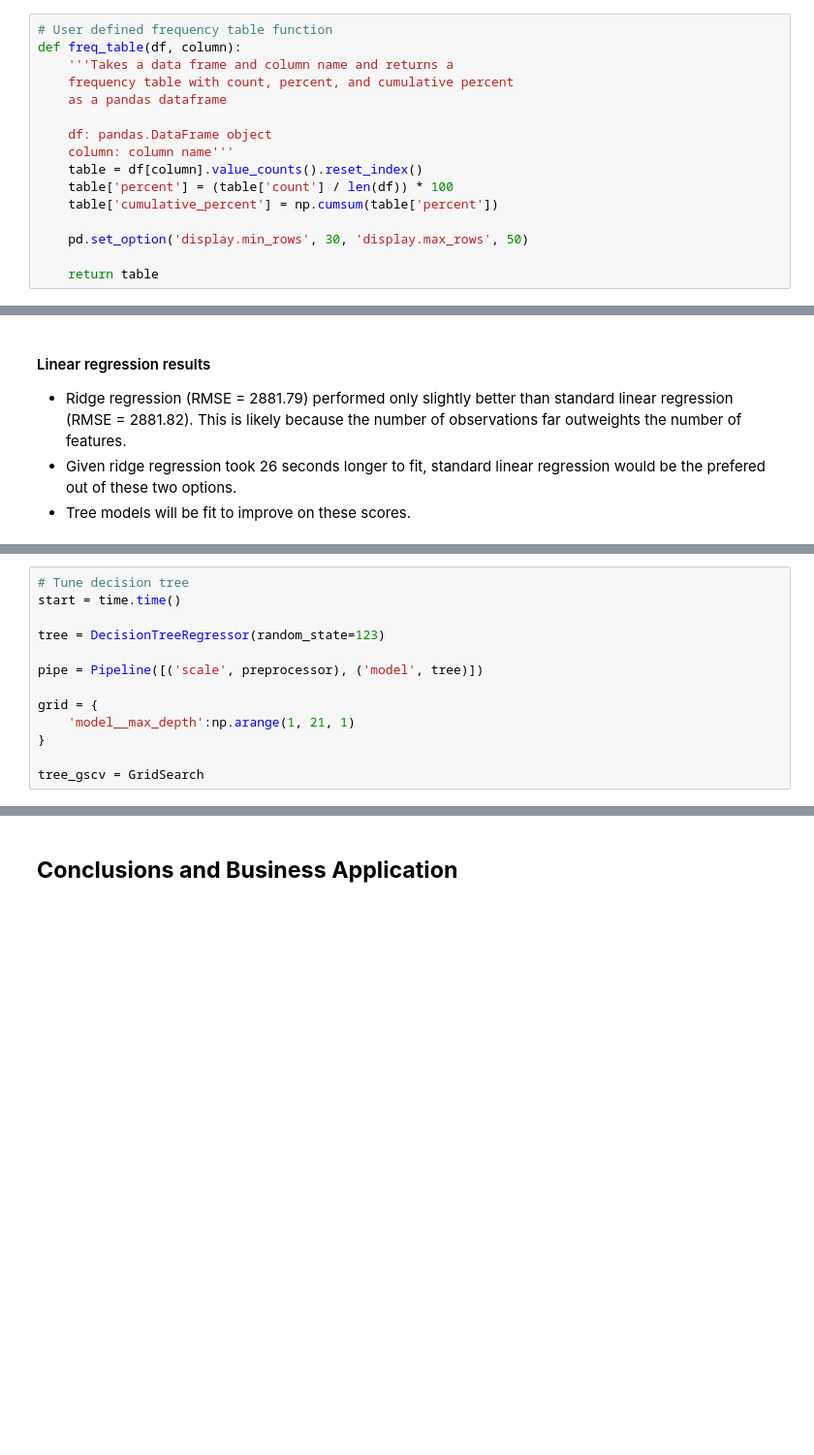
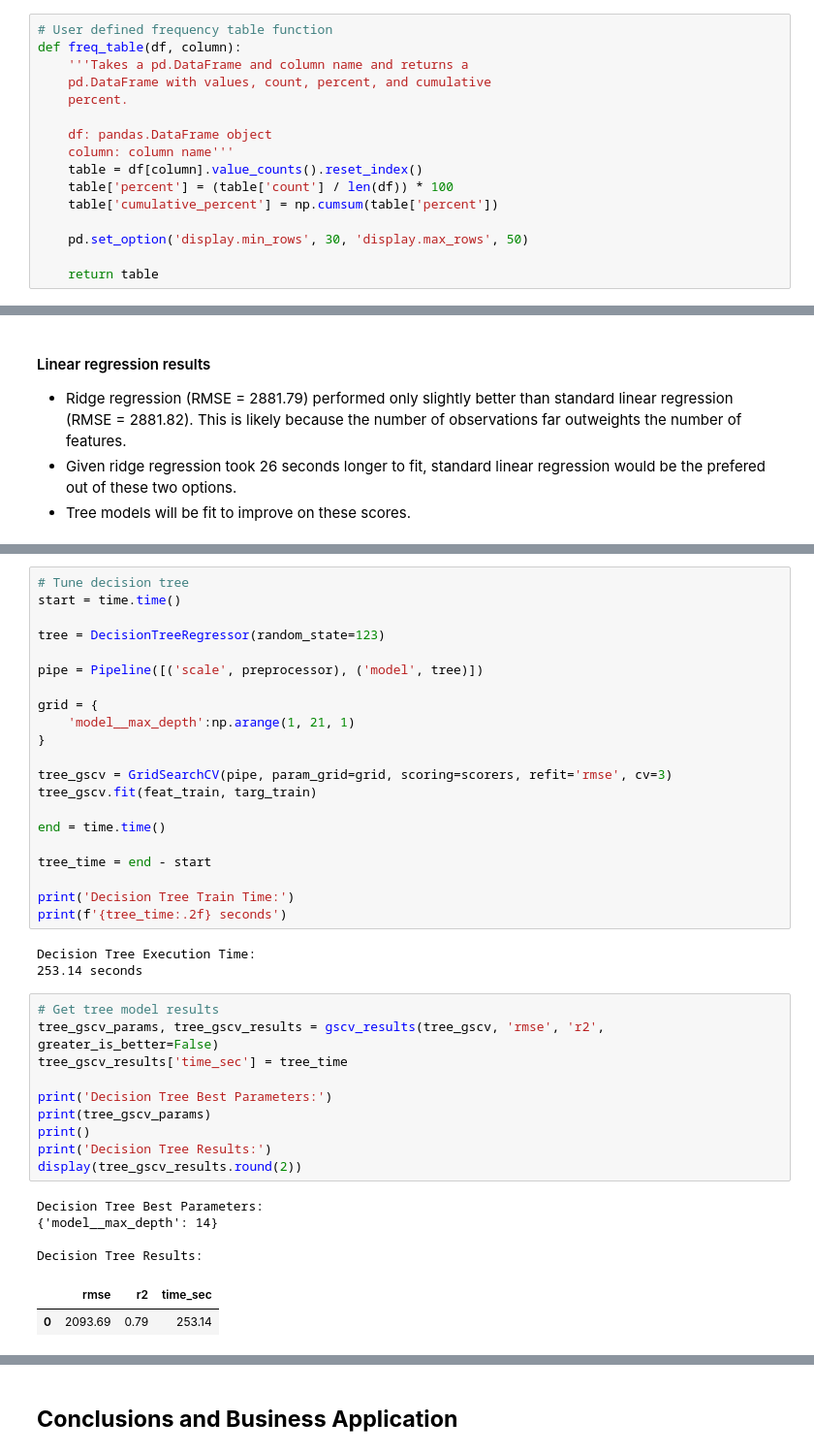
Before and after one commit to kellyshreeve/predicting-used-car-price, a Jupyter notebook: car_price_analysis.ipynb, the cells around one changed output, grey strips where cells are left out. Shown at 97% size. Saved outputs shown, nothing was run; the diff lists cells and outputs as text; blank space fills up the shorter version.

```diff
--- a/car_price_analysis.ipynb
+++ b/car_price_analysis.ipynb
@@ -31,9 +36,9 @@ import lightgbm as lgb
 # %%
 # User defined frequency table function
 def freq_table(df, column):
-    '''Takes a data frame and column name and returns a
-    frequency table with count, percent, and cumulative percent
-    as a pandas dataframe
+    '''Takes a pd.DataFrame and column name and returns a
+    pd.DataFrame with values, count, percent, and cumulative
+    percent.
 
     df: pandas.DataFrame object
     column: column name'''
@@ -1083,4 +1081,32 @@ grid = {
     'model__max_depth':np.arange(1, 21, 1)
 }
 
-tree_gscv = GridSearch
+tree_gscv = GridSearchCV(pipe, param_grid=grid, scoring=scorers, refit='rmse', cv=3)
+tree_gscv.fit(feat_train, targ_train)
+
+end = time.time()
+
+tree_time = end - start
+
+print('Decision Tree Train Time:')
+print(f'{tree_time:.2f} seconds')
+# %% [output]
+Decision Tree Execution Time:
+253.14 seconds
+# %%
+# Get tree model results
+tree_gscv_params, tree_gscv_results = gscv_results(tree_gscv, 'rmse', 'r2', greater_is_better=False)
+tree_gscv_results['time_sec'] = tree_time
+
+print('Decision Tree Best Parameters:')
+print(tree_gscv_params)
+print()
+print('Decision Tree Results:')
+display(tree_gscv_results.round(2))
+# %% [output]
+Decision Tree Best Parameters:
+{'model__max_depth': 14}
+
+Decision Tree Results:
+|  | rmse | r2 | time_sec |
+| 0 | 2093.69 | 0.79 | 253.14 |
```
Also changed, not shown: parts of 27 cells of this notebook.
